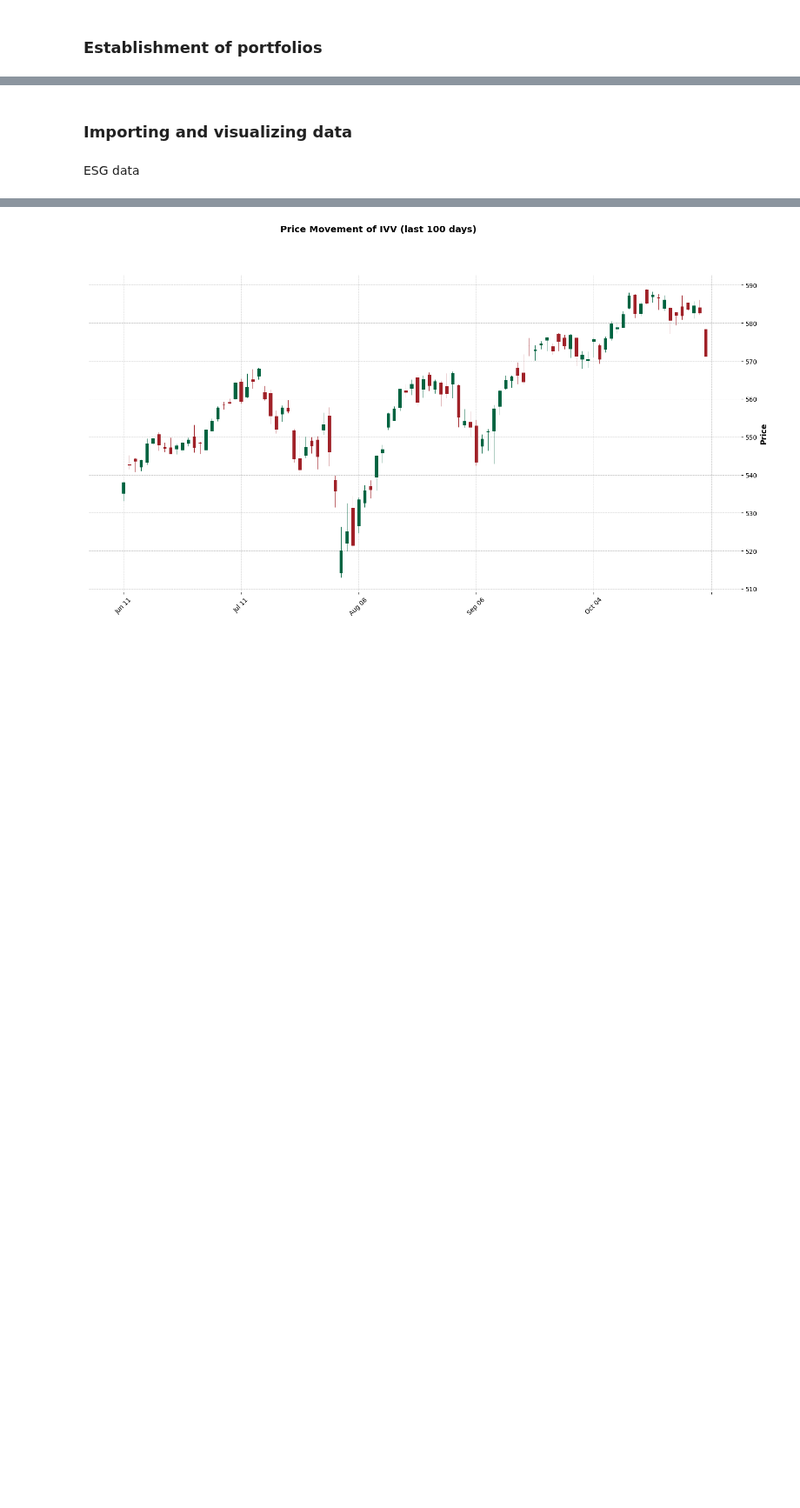
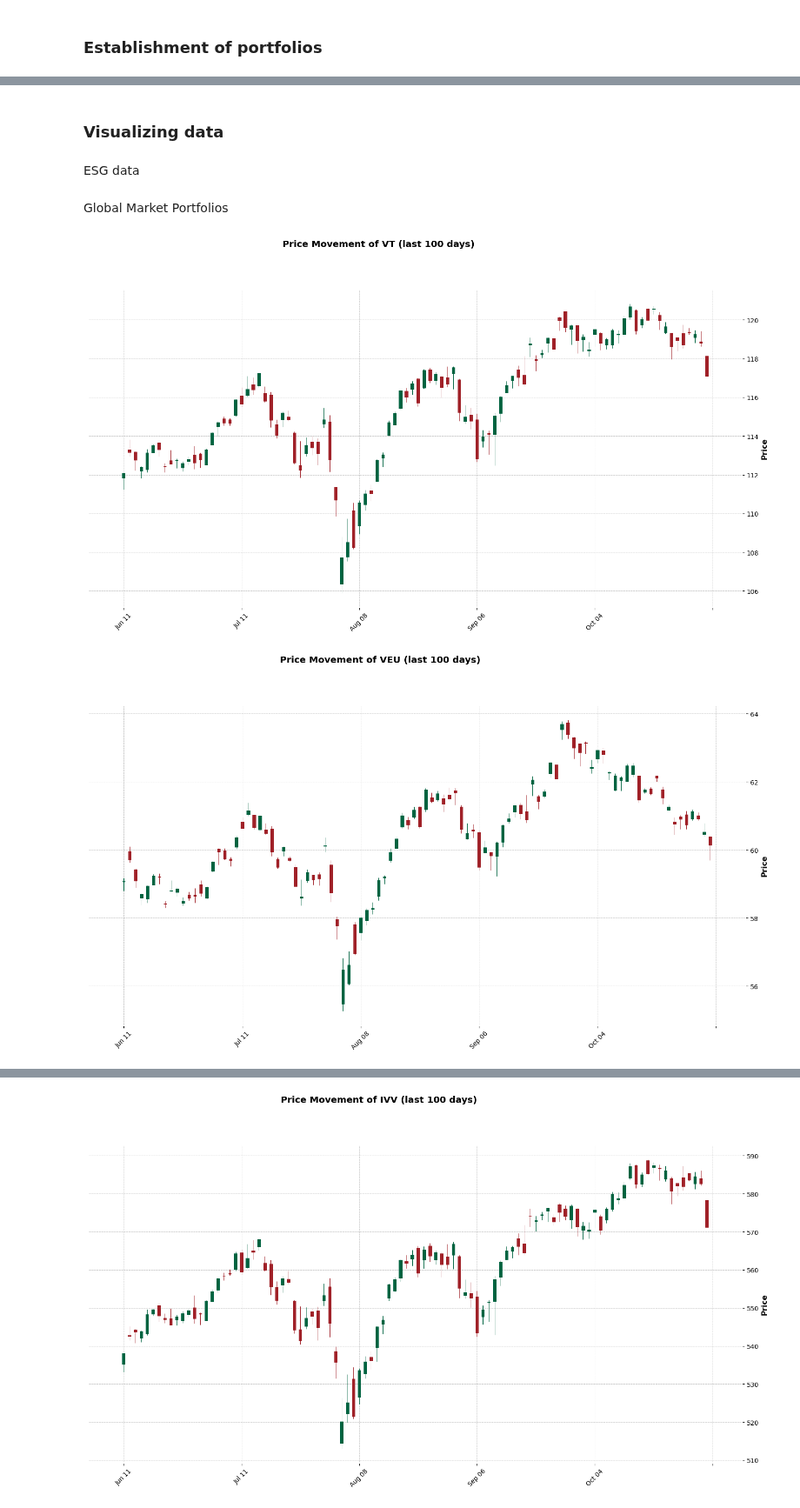
Before and after one commit to lkrsl/multi_factor_modelling_esg_factor_development, a Jupyter notebook: Part2_Factor_Analysis.ipynb, the cells around one changed output, grey strips where cells are left out. Shown at 87% size. Cells and saved outputs as stored; diff of their text form; code cells hidden in the pictures; blank space fills up the shorter version.

```diff
--- a/Part2_Factor_Analysis.ipynb
+++ b/Part2_Factor_Analysis.ipynb
@@ -42,0 +153,4 @@ U.S. Market Segmented Portfolios
+# %%
+# Process each dataset
+vt = preprocess("VT")
+veu = preprocess("VEU")
@@ -43,2 +164,2 @@ U.S. Market Segmented Portfolios
 # %% [markdown]
-### Importing and visualizing data
+### Visualizing data
@@ -90,0 +175,9 @@ def plot_last_100(df, title):
+# %% [markdown]
+Global Market Portfolios
+# %%
+# Plot each dataset
+vt_plot = plot_last_100(vt, "VT")
+veu_plot = plot_last_100(veu, "VEU")
+# %% [output]
+[figure, added]
+[figure, added]
```
Also changed, not shown: parts of 26 cells of this notebook, 3 other files.
